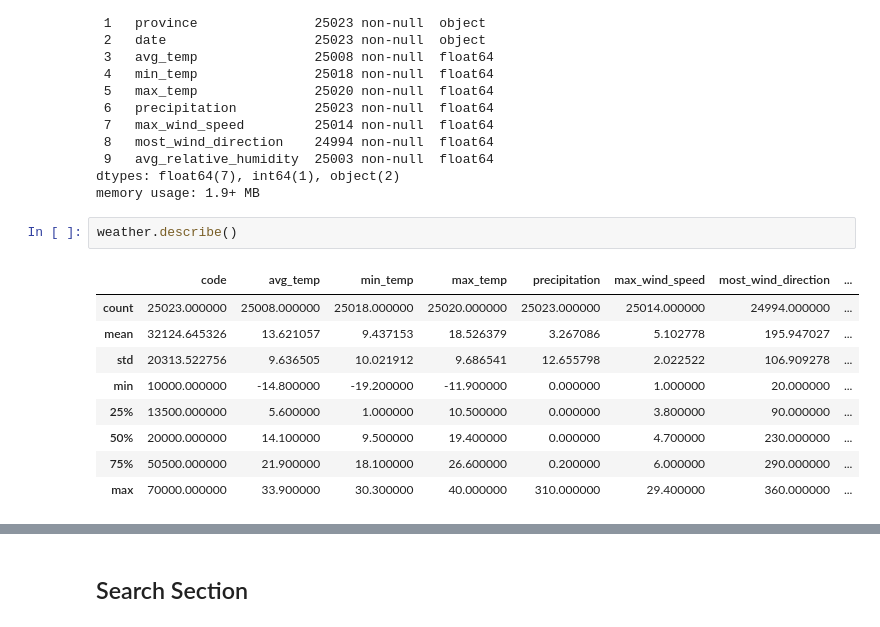
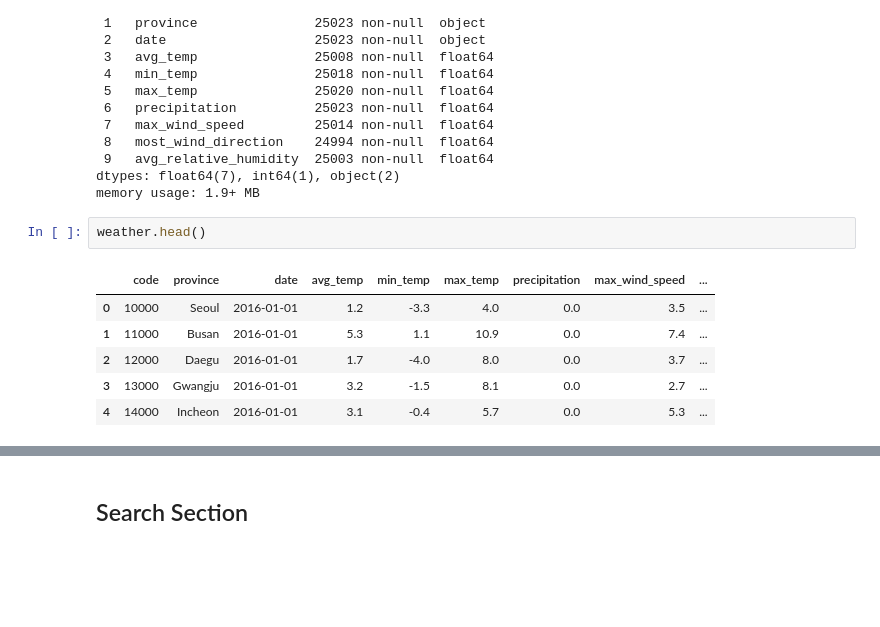
Before and after one commit to chitinglow/Covid19, a Jupyter notebook: COVID19_Exploratory_Analysis.ipynb, the cells around one changed output, grey strips where cells are left out. Cells and saved outputs as stored; diff of their text form; blank space fills up the shorter version.

```diff
--- a/COVID19_Exploratory_Analysis.ipynb
+++ b/COVID19_Exploratory_Analysis.ipynb
@@ -483,14 +543,11 @@ Data columns (total 10 columns):
 dtypes: float64(7), int64(1), object(2)
 memory usage: 1.9+ MB
 # %%
-weather.describe()
+weather.head()
 # %% [output]
-|  | code | avg_temp | min_temp | max_temp | precipitation | max_wind_speed | most_wind_direction | ... |
-| count | 25023.000000 | 25008.000000 | 25018.000000 | 25020.000000 | 25023.000000 | 25014.000000 | 24994.000000 | ... |
-| mean | 32124.645326 | 13.621057 | 9.437153 | 18.526379 | 3.267086 | 5.102778 | 195.947027 | ... |
-| std | 20313.522756 | 9.636505 | 10.021912 | 9.686541 | 12.655798 | 2.022522 | 106.909278 | ... |
-| min | 10000.000000 | -14.800000 | -19.200000 | -11.900000 | 0.000000 | 1.000000 | 20.000000 | ... |
-| 25% | 13500.000000 | 5.600000 | 1.000000 | 10.500000 | 0.000000 | 3.800000 | 90.000000 | ... |
-| 50% | 20000.000000 | 14.100000 | 9.500000 | 19.400000 | 0.000000 | 4.700000 | 230.000000 | ... |
-| 75% | 50500.000000 | 21.900000 | 18.100000 | 26.600000 | 0.200000 | 6.000000 | 290.000000 | ... |
-| max | 70000.000000 | 33.900000 | 30.300000 | 40.000000 | 310.000000 | 29.400000 | 360.000000 | ... |
+|  | code | province | date | avg_temp | min_temp | max_temp | precipitation | max_wind_speed | ... |
+| 0 | 10000 | Seoul | 2016-01-01 | 1.2 | -3.3 | 4.0 | 0.0 | 3.5 | ... |
+| 1 | 11000 | Busan | 2016-01-01 | 5.3 | 1.1 | 10.9 | 0.0 | 7.4 | ... |
+| 2 | 12000 | Daegu | 2016-01-01 | 1.7 | -4.0 | 8.0 | 0.0 | 3.7 | ... |
+| 3 | 13000 | Gwangju | 2016-01-01 | 3.2 | -1.5 | 8.1 | 0.0 | 2.7 | ... |
+| 4 | 14000 | Incheon | 2016-01-01 | 3.1 | -0.4 | 5.7 | 0.0 | 5.3 | ... |
```
Also changed, not shown: parts of 33 cells of this notebook.
